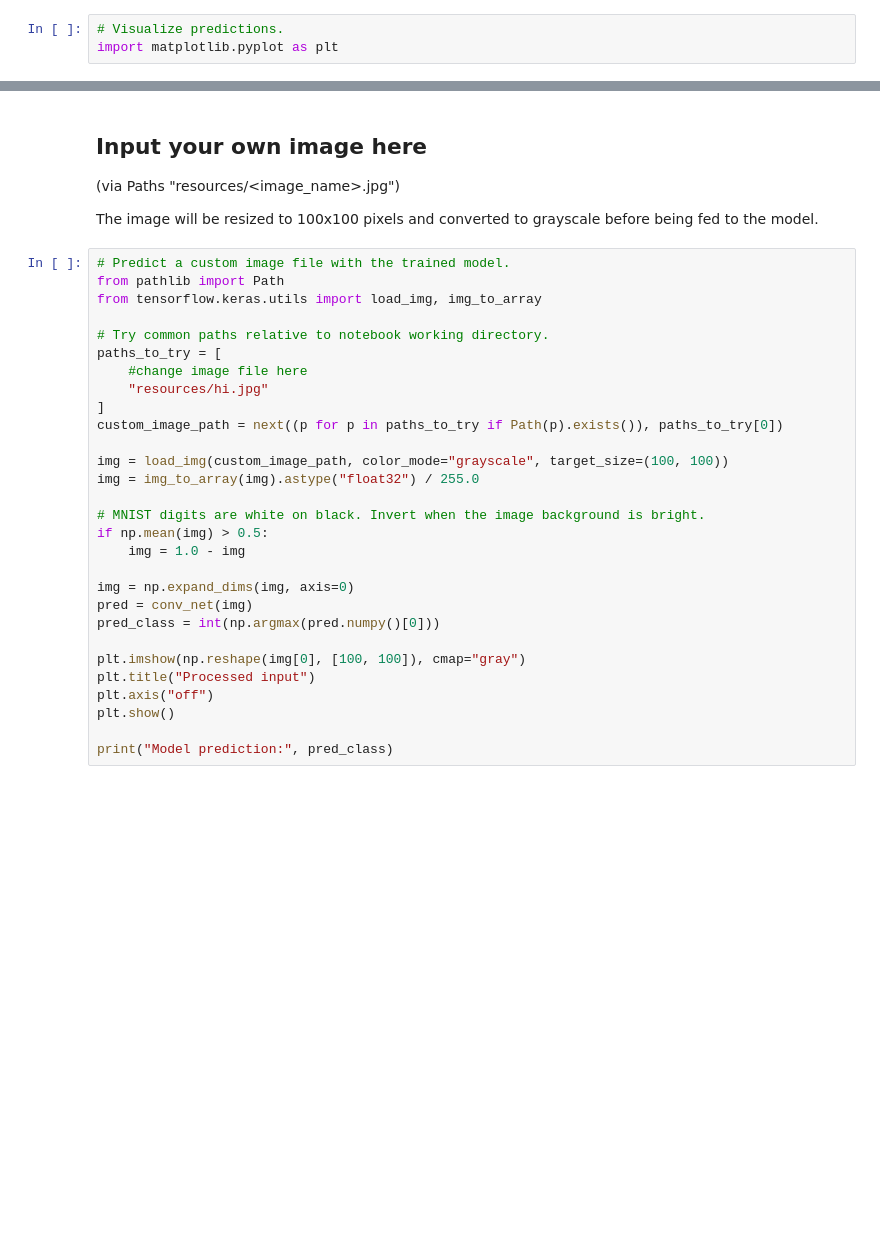
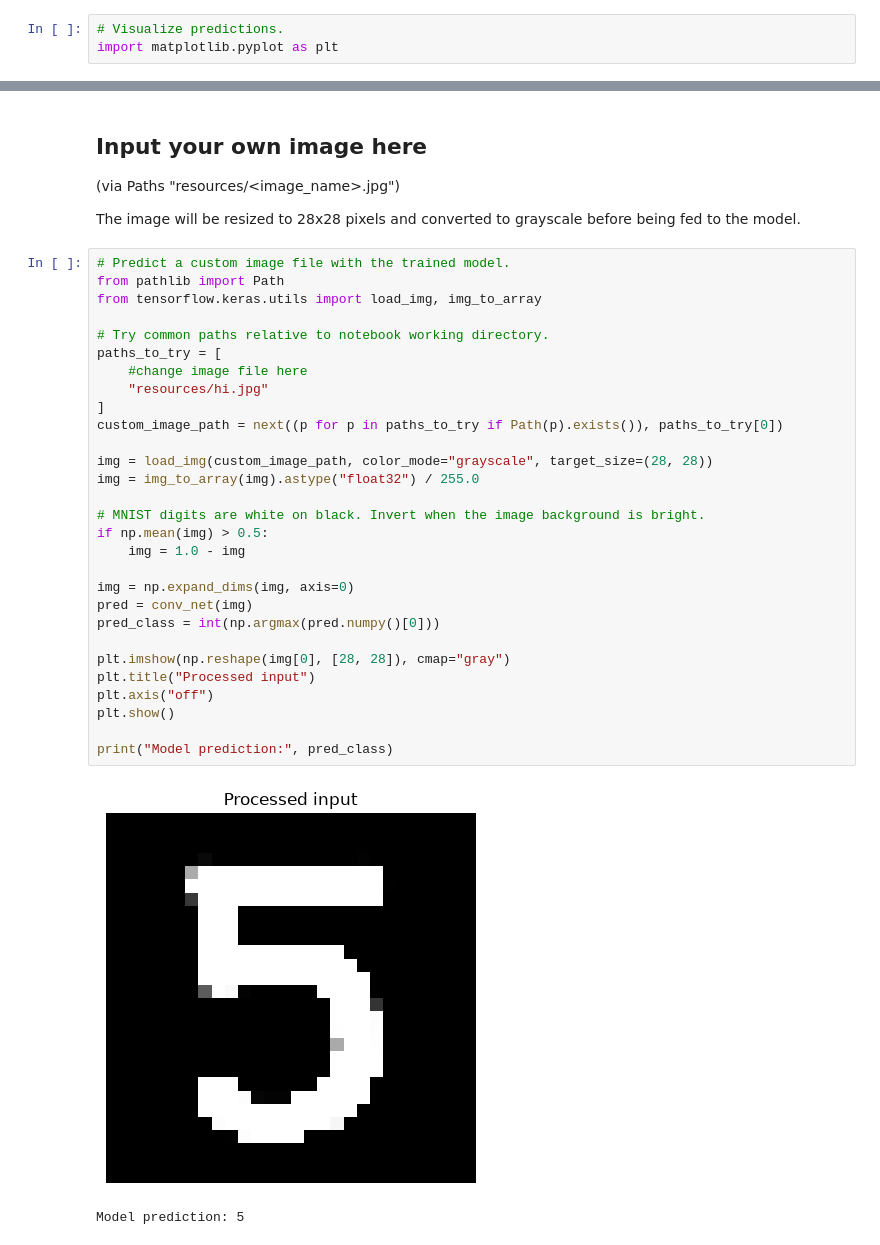
Before and after one commit to Project-BBU-D104/Handwritten_Digit_Recognition_MNIST, a Jupyter notebook: convolutional_network.ipynb, the cells around one changed output, grey strips where cells are left out. Cells and saved outputs as stored; diff of their text form; blank space fills up the shorter version.

Commit message:
Custom Image

```diff
--- a/convolutional_network.ipynb
+++ b/convolutional_network.ipynb
@@ -170,33 +204,36 @@ for i in range(n_images):
 
 (via Paths "resources/<image_name>.jpg")
 
-The image will be resized to 100x100 pixels and converted to grayscale before being fed to the model.
+The image will be resized to 28x28 pixels and converted to grayscale before being fed to the model.
 # %%
 # Predict a custom image file with the trained model.
 from pathlib import Path
 from tensorflow.keras.utils import load_img, img_to_array
 
 # Try common paths relative to notebook working directory.
 paths_to_try = [
     #change image file here
     "resources/hi.jpg"
 ]
 custom_image_path = next((p for p in paths_to_try if Path(p).exists()), paths_to_try[0])
 
-img = load_img(custom_image_path, color_mode="grayscale", target_size=(100, 100))
+img = load_img(custom_image_path, color_mode="grayscale", target_size=(28, 28))
 img = img_to_array(img).astype("float32") / 255.0
 
 # MNIST digits are white on black. Invert when the image background is bright.
 if np.mean(img) > 0.5:
     img = 1.0 - img
 
 img = np.expand_dims(img, axis=0)
 pred = conv_net(img)
 pred_class = int(np.argmax(pred.numpy()[0]))
 
-plt.imshow(np.reshape(img[0], [100, 100]), cmap="gray")
+plt.imshow(np.reshape(img[0], [28, 28]), cmap="gray")
 plt.title("Processed input")
 plt.axis("off")
 plt.show()
 
 print("Model prediction:", pred_class)
+# %% [output]
+[figure, added]
+Model prediction: 5
```
Also changed, not shown: parts of 5 cells of this notebook.
